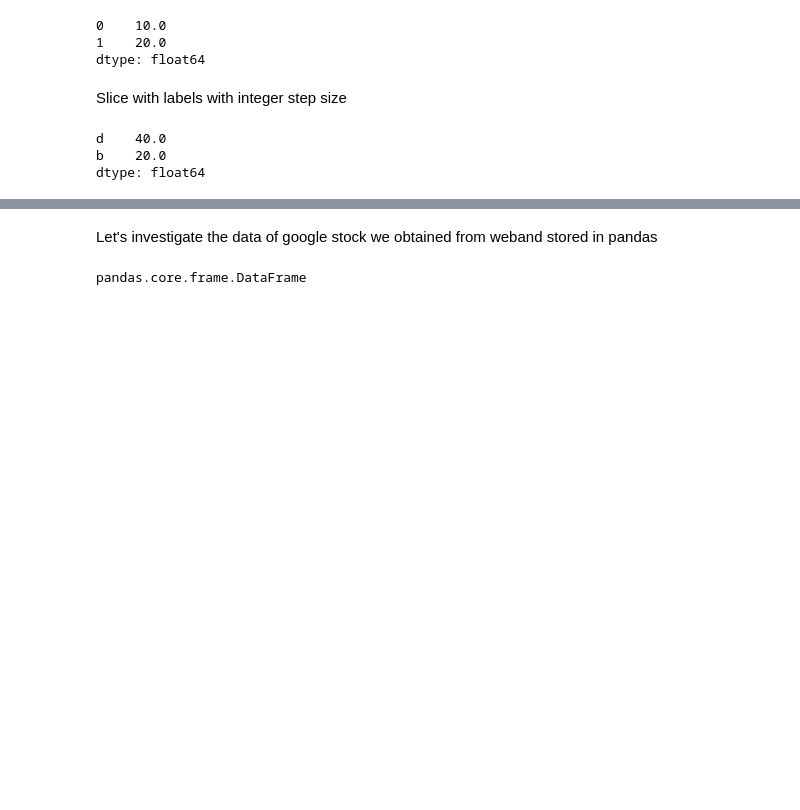
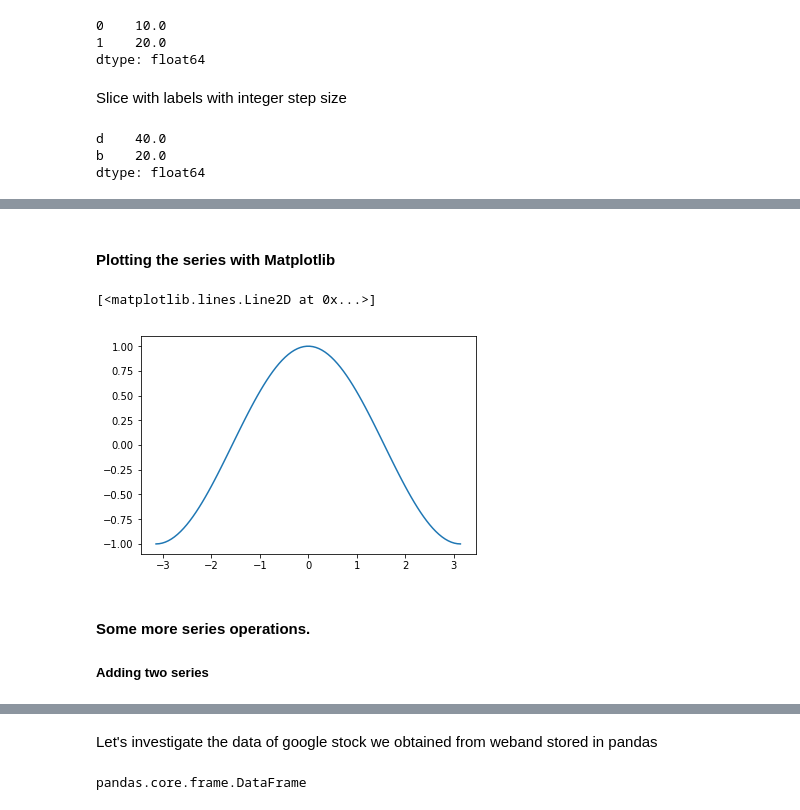
Before and after one commit to mandliya/ml, a Jupyter notebook: data_wrangling/pandas/pandas_handson.ipynb, the cells around one changed output, grey strips where cells are left out. Drawn from its saved outputs; the diff is of its cells as text; code cells hidden in the pictures; blank space fills up the shorter version.

```diff
--- a/data_wrangling/pandas/pandas_handson.ipynb
+++ b/data_wrangling/pandas/pandas_handson.ipynb
@@ -260,0 +236,3 @@ dtype: float64
+# %%
+series_2pi = pd.Series(np.linspace(-1 * np.pi, +1 * np.pi, 100))
+series_2pi
@@ -260,0 +252,3 @@ dtype: float64
+# %%
+series_cos = np.cos(series_2pi)
+series_cos
@@ -260,0 +266,10 @@ dtype: float64
+# %% [markdown]
+#### Plotting the series with Matplotlib
+# %%
+plt.plot(series_2pi, series_cos)
+# %% [output]
+[<matplotlib.lines.Line2D at 0x...>]
+[figure, added]
+# %% [markdown]
+#### Some more series operations.
+##### Adding two series
```
Also changed, not shown: parts of 77 cells of this notebook, 2 other files.
